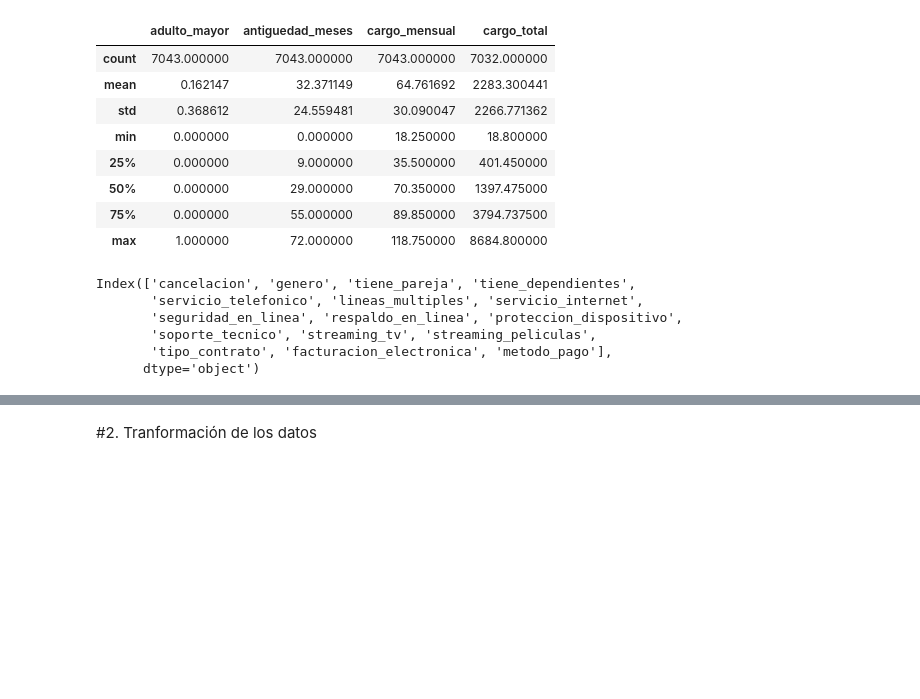
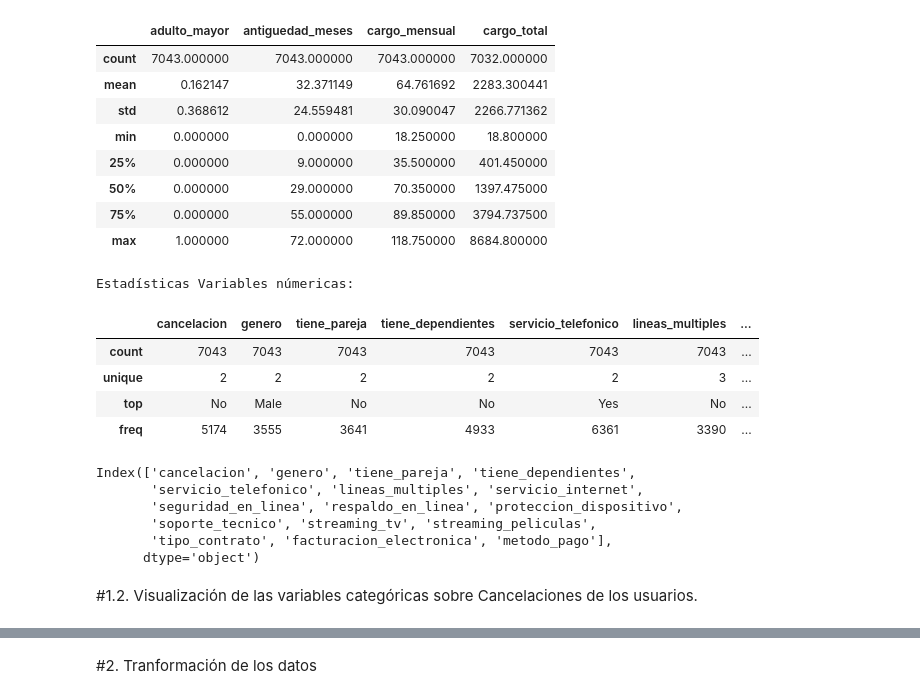
Before and after one commit to Nataliahfk/TELECOM-X---PARTE-2, a Jupyter notebook: TelecomX_SegundaParte.ipynb, the cells around one changed output, grey strips where cells are left out. Saved outputs shown, nothing was run; the diff lists cells and outputs as text; code cells hidden in the pictures; blank space fills up the shorter version.

```diff
--- a/TelecomX_SegundaParte.ipynb
+++ b/TelecomX_SegundaParte.ipynb
@@ -131,6 +131,16 @@ Estadísticas Variables númericas:
 | 50% | 0.000000 | 29.000000 | 70.350000 | 1397.475000 |
 | 75% | 0.000000 | 55.000000 | 89.850000 | 3794.737500 |
 | max | 1.000000 | 72.000000 | 118.750000 | 8684.800000 |
+# %%
+print("\nEstadísticas Variables númericas:")
+datos.describe(include='object')
+# %% [output]
+Estadísticas Variables númericas:
+|  | cancelacion | genero | tiene_pareja | tiene_dependientes | servicio_telefonico | lineas_multiples | ... |
+| count | 7043 | 7043 | 7043 | 7043 | 7043 | 7043 | ... |
+| unique | 2 | 2 | 2 | 2 | 2 | 3 | ... |
+| top | No | Male | No | No | Yes | No | ... |
+| freq | 5174 | 3555 | 3641 | 4933 | 6361 | 3390 | ... |
 # %%
 columnas_categoricas = datos.select_dtypes(include='object').columns
 print(columnas_categoricas)
@@ -141,3 +151,5 @@ Index(['cancelacion', 'genero', 'tiene_pareja', 'tiene_dependientes',
        'soporte_tecnico', 'streaming_tv', 'streaming_peliculas',
        'tipo_contrato', 'facturacion_electronica', 'metodo_pago'],
       dtype='object')
+# %% [markdown]
+#1.2. Visualización de las variables categóricas sobre Cancelaciones de los usuarios.
```
Also changed, not shown: parts of 21 cells of this notebook.
